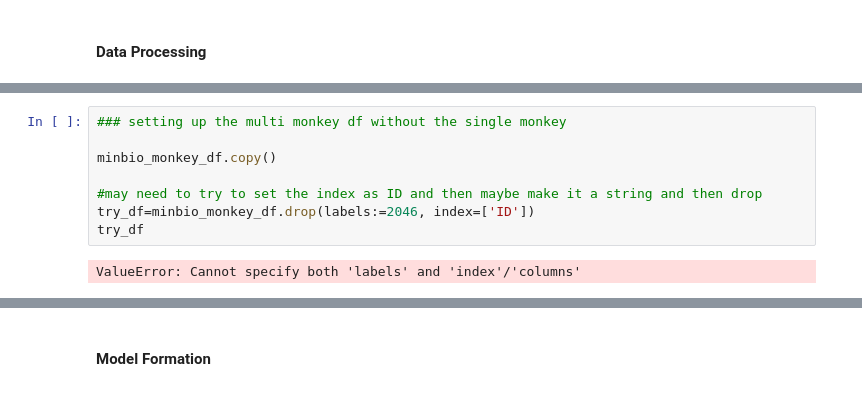
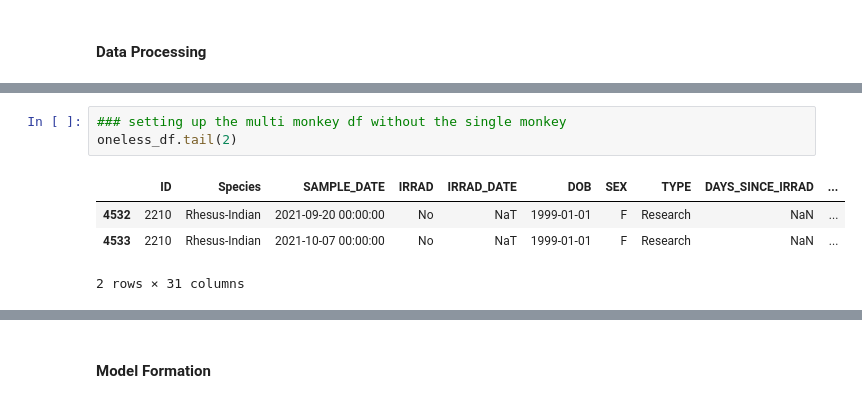
Before and after one commit to aidan-lew/monkey_health, a Jupyter notebook: B_monkeys.ipynb, the cells around one changed output, grey strips where cells are left out. Drawn from its saved outputs; the diff is of its cells as text.

```diff
--- a/B_monkeys.ipynb
+++ b/B_monkeys.ipynb
@@ -1320,12 +1346,10 @@ minbio_monkey_df
 # %%
 ### setting up the multi monkey df without the single monkey
-
-minbio_monkey_df.copy()
-
-#may need to try to set the index as ID and then maybe make it a string and then drop
-try_df=minbio_monkey_df.drop(labels:=2046, index=['ID'])
-try_df
+oneless_df.tail(2)
 # %% [output]
+|  | ID | Species | SAMPLE_DATE | IRRAD | IRRAD_DATE | DOB | SEX | TYPE | DAYS_SINCE_IRRAD | ... |
+| 4532 | 2210 | Rhesus-Indian | 2021-09-20 00:00:00 | No | NaT | 1999-01-01 | F | Research | NaN | ... |
+| 4533 | 2210 | Rhesus-Indian | 2021-10-07 00:00:00 | No | NaT | 1999-01-01 | F | Research | NaN | ... |
-ValueError: Cannot specify both 'labels' and 'index'/'columns'
+2 rows × 31 columns
 # %%
 ### Processing the data for ML
```
Also changed, not shown: parts of 14 cells of this notebook.
